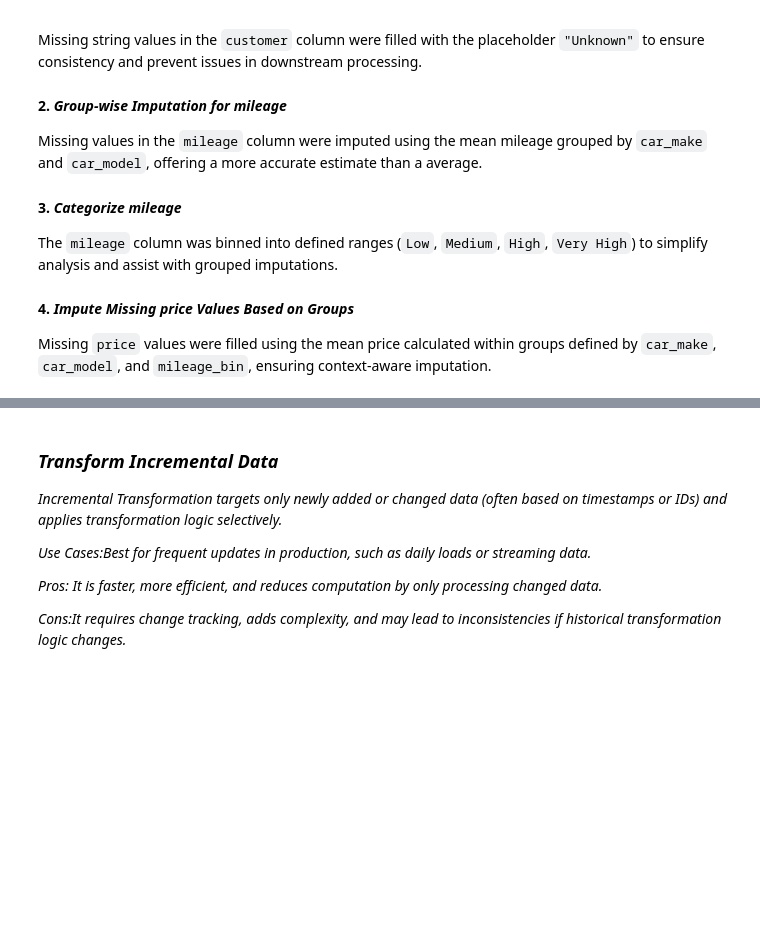
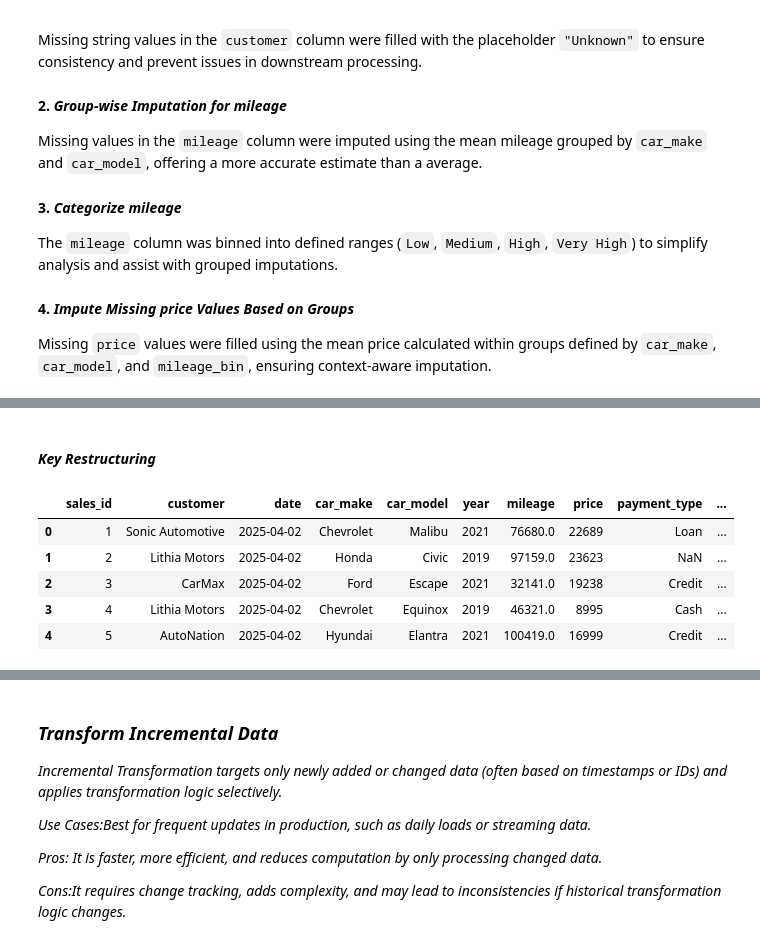
Before and after one commit to SnitTeshome/ETL_Extract-Snit_Teshome, a Jupyter notebook: 01_etl_extract.ipynb, the cells around one changed output, grey strips where cells are left out. Drawn from its saved outputs; the diff is of its cells as text; code cells hidden in the pictures; blank space fills up the shorter version.

Commit message:
Added full data transformation

```diff
--- a/01_etl_extract.ipynb
+++ b/01_etl_extract.ipynb
@@ -300,6 +300,13 @@ df_full['mileage'] = df_full.groupby(['car_make', 'car_model'])['mileage']\
 # %% [markdown]
 ## *Categorize mileage*
 # %%
-# First, bin mileage into categories.
-df_full['mileage_bin'] = pd.cut(df_full['mileage'], bins=[0, 30000, 60000, 90000, 120000],
-                                labels=['Low', 'Medium', 'High', 'Very High'])
+# Group mileage by bin and get range with explicit 'observed=True'
+mileage_bin = df_full.groupby('mileage_bin', observed=True)['mileage'].agg(
+    Range=lambda x: f"{int(x.min())}–{int(x.max())}"
+).reset_index()
+
+# Reorder columns for clarity
+mileage_bin = mileage_bin[['Range', 'mileage_bin']]
+
+# Display the result
+mileage_bin
@@ -324,0 +340,6 @@ Missing `price` values were filled using the mean price calculated within groups
+# %%
+# Add vehicle_age column
+df_full['vehicle_age'] = 2025 - df_full['year']
+# %%
+# Add price_per_km for analysis
+df_full['price_per_km'] = df_full['price'] / df_full['mileage']
@@ -324,0 +360,17 @@ Missing `price` values were filled using the mean price calculated within groups
+# %% [markdown]
+#### *Key Restructuring*
+# %%
+df_full.drop(columns='id', inplace=True)
+
+# Add a new surrogate key as 'patient_id'
+df_full.insert(0, 'sales_id', range(1, len(df_full) + 1))
+
+# Preview the result
+df_full.head()
+# %% [output]
+|  | sales_id | customer | date | car_make | car_model | year | mileage | price | payment_type | ... |
+| 0 | 1 | Sonic Automotive | 2025-04-02 | Chevrolet | Malibu | 2021 | 76680.0 | 22689 | Loan | ... |
+| 1 | 2 | Lithia Motors | 2025-04-02 | Honda | Civic | 2019 | 97159.0 | 23623 | NaN | ... |
+| 2 | 3 | CarMax | 2025-04-02 | Ford | Escape | 2021 | 32141.0 | 19238 | Credit | ... |
+| 3 | 4 | Lithia Motors | 2025-04-02 | Chevrolet | Equinox | 2019 | 46321.0 | 8995 | Cash | ... |
+| 4 | 5 | AutoNation | 2025-04-02 | Hyundai | Elantra | 2021 | 100419.0 | 16999 | Credit | ... |
```
Also changed, not shown: parts of 4 cells of this notebook.
